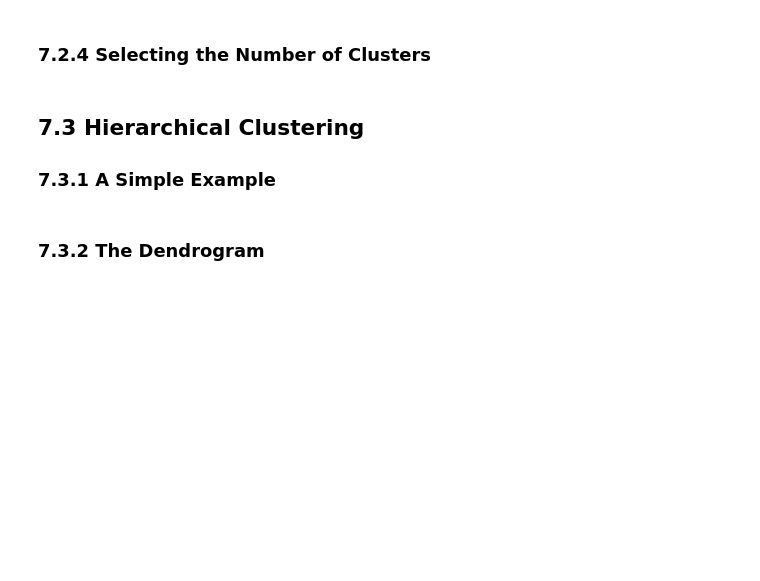
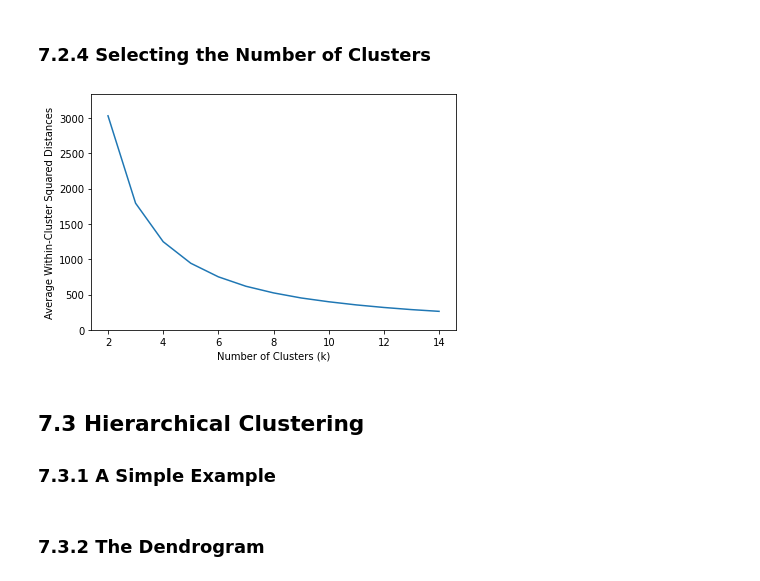
Before and after one commit to young-hwanlee/my-practical-statistics-for-data-scientists, a Jupyter notebook: Chapter_7_Unsupervised_Learning.ipynb, the cells around one changed output. Drawn from its saved outputs; the diff is of its cells as text; code cells hidden in the pictures; blank space fills up the shorter version.

```diff
--- a/Chapter_7_Unsupervised_Learning.ipynb
+++ b/Chapter_7_Unsupervised_Learning.ipynb
@@ -290,17 +329,20 @@ plt.show()
 # %%
 inertia = []
 for n_clusters in range(2, 15):
     kmeans = KMeans(n_clusters=n_clusters, random_state=0).fit(top_sp)
     inertia.append(kmeans.inertia_ / n_clusters)
 inertias = pd.DataFrame({'n_clusters': range(2, 15), 'inertia': inertia})
+
 ax = inertias.plot(x='n_clusters', y='inertia')
-plt.xlabel('Number of clusters(k)')
+plt.xlabel('Number of Clusters (k)')
 plt.ylabel('Average Within-Cluster Squared Distances')
 plt.ylim((0, 1.1 * inertias.inertia.max()))
 ax.legend().set_visible(False)
 
 plt.tight_layout()
 plt.show()
+# %% [output]
+[figure, added]
 # %% [markdown]
 ## **7.3 Hierarchical Clustering**
 ### **7.3.1 A Simple Example**
```
Also changed, not shown: parts of 10 cells of this notebook.
